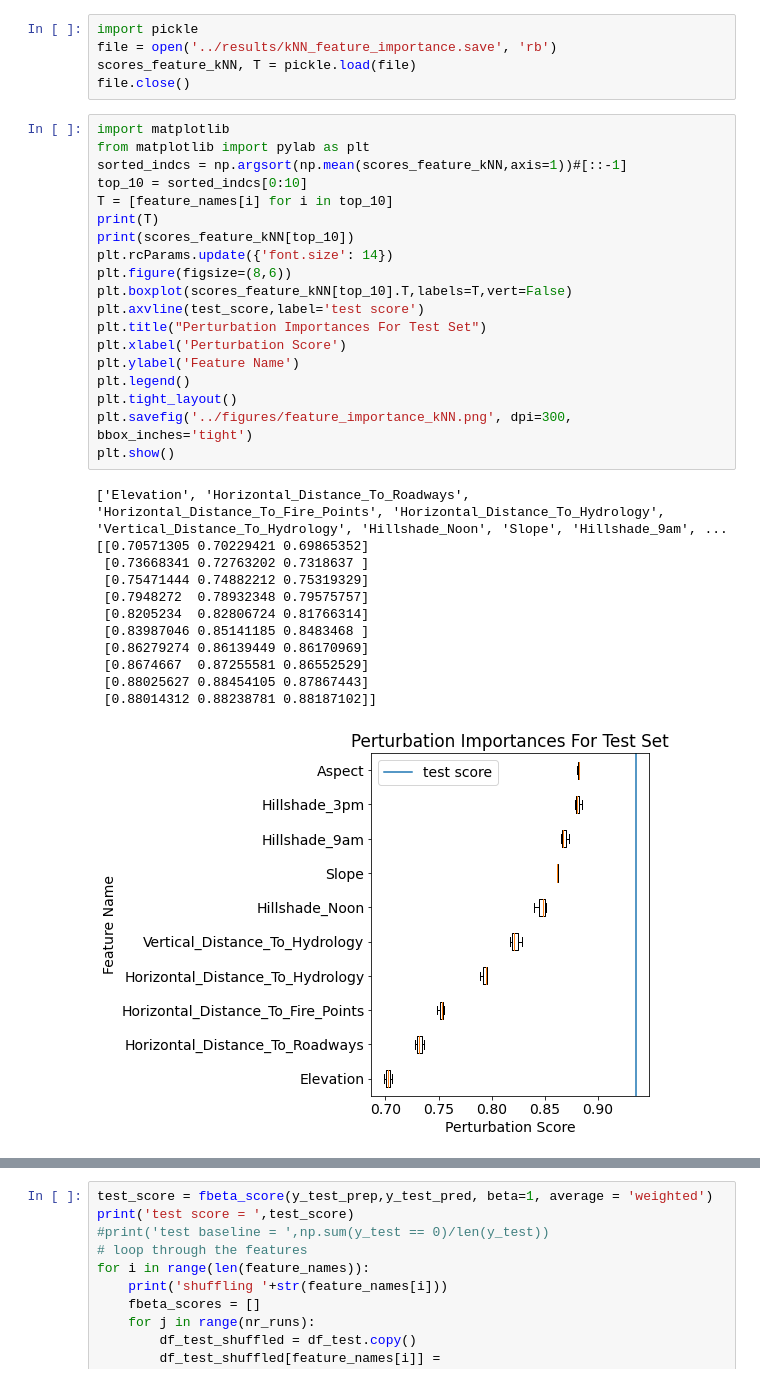
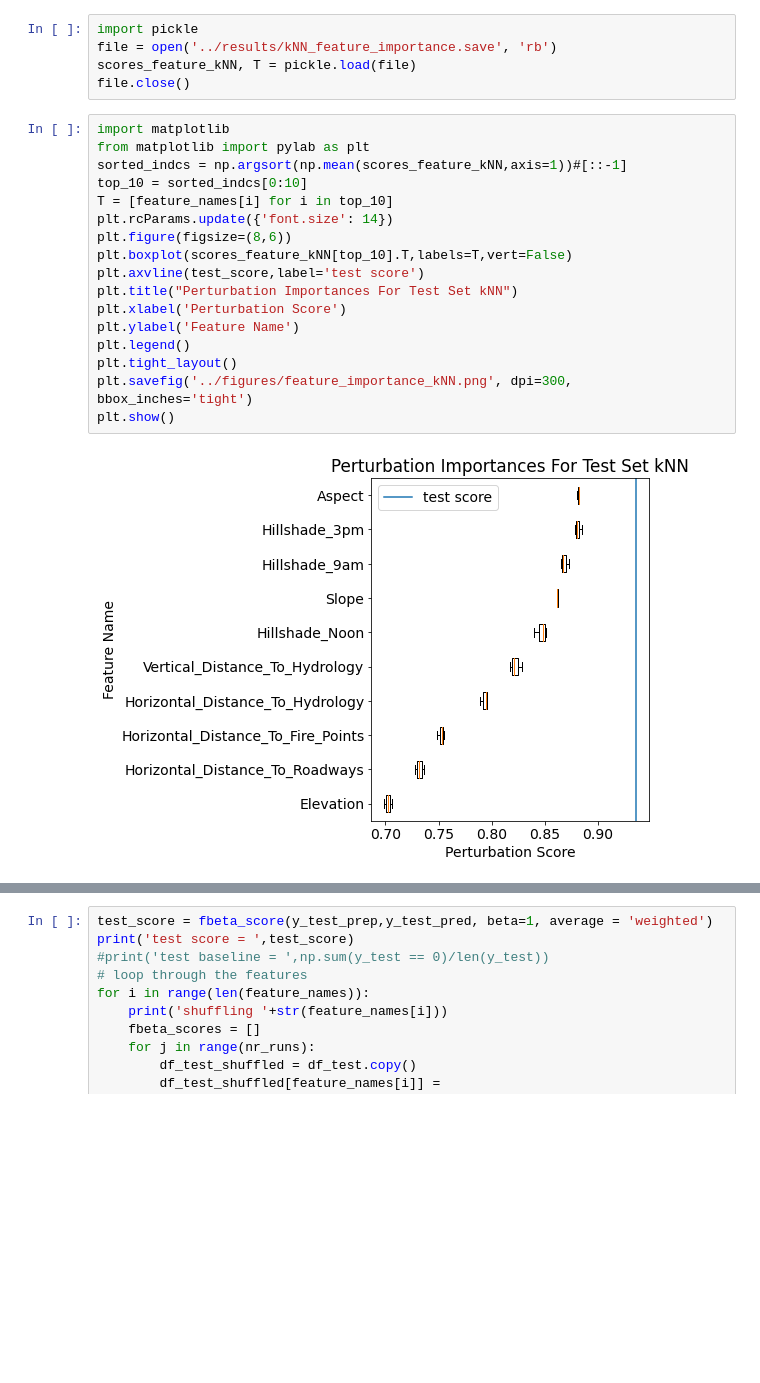
Before and after one commit to jacksonbrandberg/data1030_project, a Jupyter notebook: src/final_script.ipynb, the cells around one changed output, grey strips where cells are left out. Saved outputs shown, nothing was run; the diff lists cells and outputs as text; blank space fills up the shorter version.

```diff
--- a/src/final_script.ipynb
+++ b/src/final_script.ipynb
@@ -585,35 +585,22 @@ file.close()
 # %%
 import matplotlib
 from matplotlib import pylab as plt
 sorted_indcs = np.argsort(np.mean(scores_feature_kNN,axis=1))#[::-1]
 top_10 = sorted_indcs[0:10]
 T = [feature_names[i] for i in top_10]
-print(T)
-print(scores_feature_kNN[top_10])
 plt.rcParams.update({'font.size': 14})
 plt.figure(figsize=(8,6))
 plt.boxplot(scores_feature_kNN[top_10].T,labels=T,vert=False)
 plt.axvline(test_score,label='test score')
-plt.title("Perturbation Importances For Test Set")
+plt.title("Perturbation Importances For Test Set kNN")
 plt.xlabel('Perturbation Score')
 plt.ylabel('Feature Name')
 plt.legend()
 plt.tight_layout()
 plt.savefig('../figures/feature_importance_kNN.png', dpi=300, bbox_inches='tight')
 plt.show()
 # %% [output]
-['Elevation', 'Horizontal_Distance_To_Roadways', 'Horizontal_Distance_To_Fire_Points', 'Horizontal_Distance_To_Hydrology', 'Vertical_Distance_To_Hydrology', 'Hillshade_Noon', 'Slope', 'Hillshade_9am', ...
-[[0.70571305 0.70229421 0.69865352]
- [0.73668341 0.72763202 0.7318637 ]
- [0.75471444 0.74882212 0.75319329]
- [0.7948272  0.78932348 0.79575757]
- [0.8205234  0.82806724 0.81766314]
- [0.83987046 0.85141185 0.8483468 ]
- [0.86279274 0.86139449 0.86170969]
- [0.8674667  0.87255581 0.86552529]
- [0.88025627 0.88454105 0.87867443]
- [0.88014312 0.88238781 0.88187102]]
-[figure, old version]
+[figure, new version]
 # %%
 y = df['Cover_Type']
 X = df.loc[:, df.columns != 'Cover_Type']
```
Also changed, not shown: parts of 2 cells of this notebook, 1 other file.
